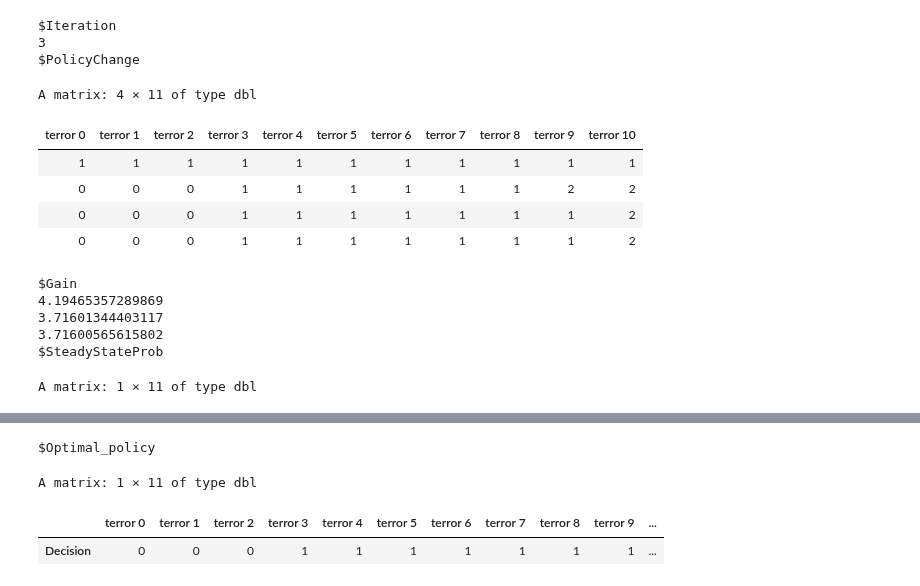
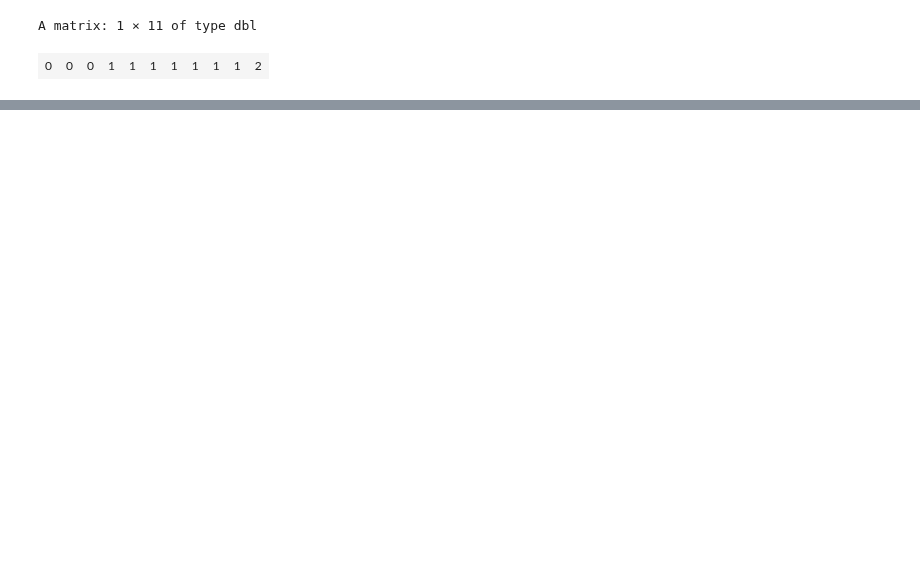
Before and after one commit to IshtiSikder/Optimal-allocation-of-rescue-teams-for-hostage-situations, a Jupyter notebook: R_for_MDP_(NEW).ipynb, the cells around one changed output, grey strips where cells are left out. Cells and saved outputs as stored; diff of their text form; code cells hidden in the pictures; blank space fills up the shorter version.

```diff
--- a/R_for_MDP_(NEW).ipynb
+++ b/R_for_MDP_(NEW).ipynb
@@ -212,61 +212,49 @@ for (i in 1:(t+1)) {
         improveMatrix[i,j] = cost + aijMatrix[i,,j] %*% newsolution
         }
         else{improveMatrix[i,j] = 100000000000}
       }
     }
 
     # pick the minimum value among the decision
     policyNew = array(1, dim = c(1,t+1))
     for (i in 1:length(policyNew)) {
       policyNew[i] = which.min(improveMatrix[i,])
     }
     iteration = iteration + 1
     policyTrack = rbind(policyTrack, policyNew)
     policyNew
   }
   for (i in 1:length(policyNew)) {
     policyNew[i] = policyNew[i] - 1
   }
   for (i in 1:nrow(policyTrack)) {
     for (j in 1:ncol(policyTrack)) {
       policyTrack[i,j] = policyTrack[i,j] - 1
     }
 
   }
-  stateName = c()
-  for (i in 1:(t+1)) {
-    stateName = append(stateName, paste('terror',(i-1)))
-  }
-  Steady_prob = prob(opSet = policyNew, t, lam, eps, mu)
-  colnames(policyTrack) = stateName
-  colnames(policyNew) = stateName
-  colnames(Steady_prob) = stateName
-  rownames(Steady_prob) = 'Probability'
-  rownames(policyNew) = 'Decision'
-  result <- list("Iteration" = iteration,
-                 "PolicyChange" = policyTrack,
-                 "Gain" = gainMatrix,
-                 "SteadyStateProb" = Steady_prob,
-                 "Optimal_policy" = policyNew)
 
-  return(result)
+  # stateName = c()
+  # for (i in 1:(t+1)) {
+  #   stateName = append(stateName, paste('terror',(i-1)))
+  # }
+  # Steady_prob = prob(opSet = policyNew, t, lam, eps, mu)
+  # colnames(policyTrack) = stateName
+  # colnames(policyNew) = stateName
+  # colnames(Steady_prob) = stateName
+  # rownames(Steady_prob) = 'Probability'
+  # rownames(policyNew) = 'Decision'
+  # result <- list("Iteration" = iteration,
+  #                "PolicyChange" = policyTrack,
+  #                "Gain" = gainMatrix,
+  #                "SteadyStateProb" = Steady_prob,
+  #                "Optimal_policy" = policyNew)
+
+  return(policyNew)
 
 }
 
 MDP(lam = 0.2763, mu = 0.2829, eps = 0.1718, numRescue=10, numTerror=10, costR=5, costT=1, RC="QD", TC="QD",SR='UP')
 # %% [output]
-$Iteration
-3
-$PolicyChange
+A matrix: 1 × 11 of type dbl
-A matrix: 4 × 11 of type dbl
-| terror 0 | terror 1 | terror 2 | terror 3 | terror 4 | terror 5 | terror 6 | terror 7 | terror 8 | terror 9 | terror 10 |
-| 1 | 1 | 1 | 1 | 1 | 1 | 1 | 1 | 1 | 1 | 1 |
-| 0 | 0 | 0 | 1 | 1 | 1 | 1 | 1 | 1 | 2 | 2 |
 | 0 | 0 | 0 | 1 | 1 | 1 | 1 | 1 | 1 | 1 | 2 |
-| 0 | 0 | 0 | 1 | 1 | 1 | 1 | 1 | 1 | 1 | 2 |
-$Gain
-4.19465357289869
-3.71601344403117
-3.71600565615802
-$SteadyStateProb
-A matrix: 1 × 11 of type dbl
@@ -275,7 +261,3 @@ A matrix: 1 × 11 of type dbl
-$Optimal_policy
-A matrix: 1 × 11 of type dbl
-|  | terror 0 | terror 1 | terror 2 | terror 3 | terror 4 | terror 5 | terror 6 | terror 7 | terror 8 | terror 9 | ... |
-| Decision | 0 | 0 | 0 | 1 | 1 | 1 | 1 | 1 | 1 | 1 | ... |
 # %%
 #A = MDP(lam = 0.3546, mu = 0.2829, eps = 0.1718, numRescue=10, numTerror=10, costR=1, costT=1, RC="L", TC="L",SR='UP')
 
```
Also changed, not shown: parts of 7 cells of this notebook.
